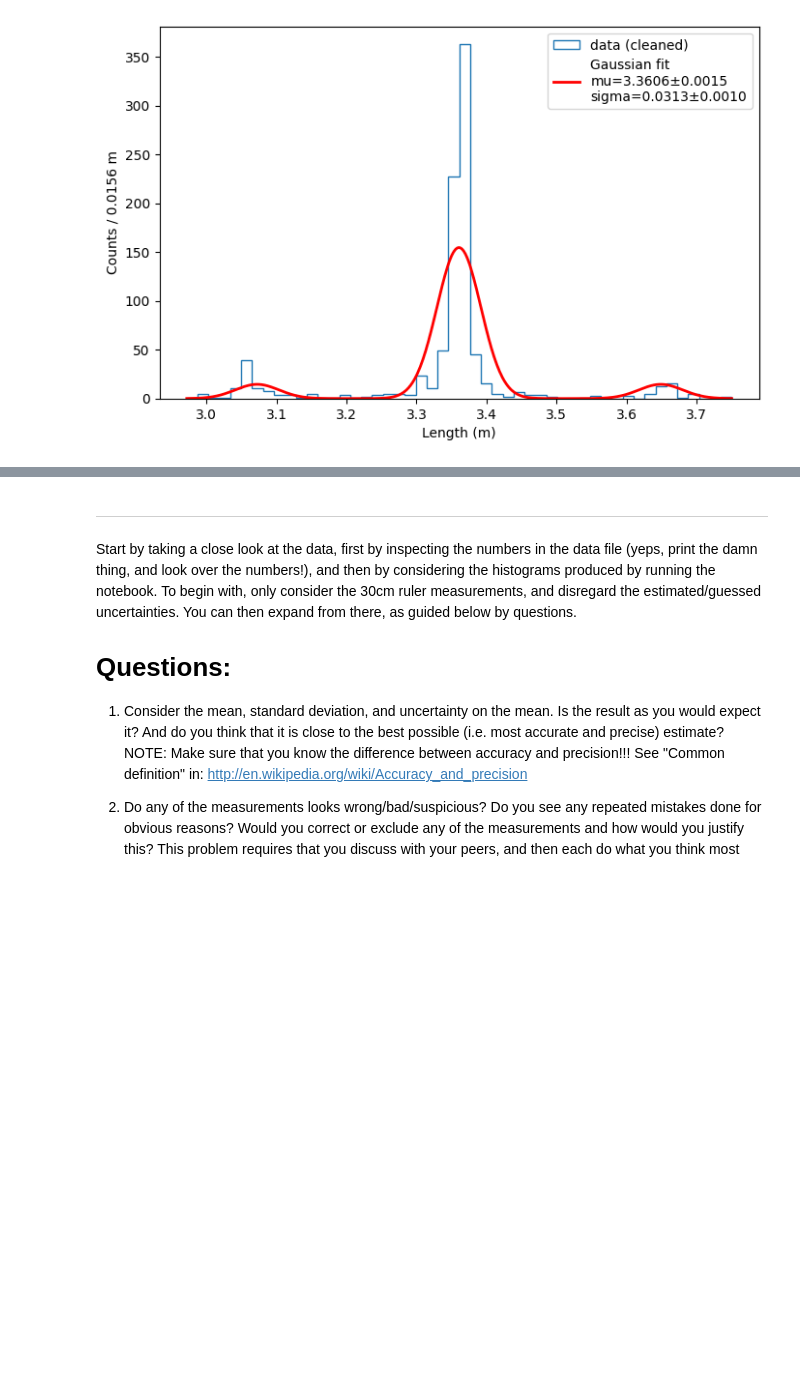
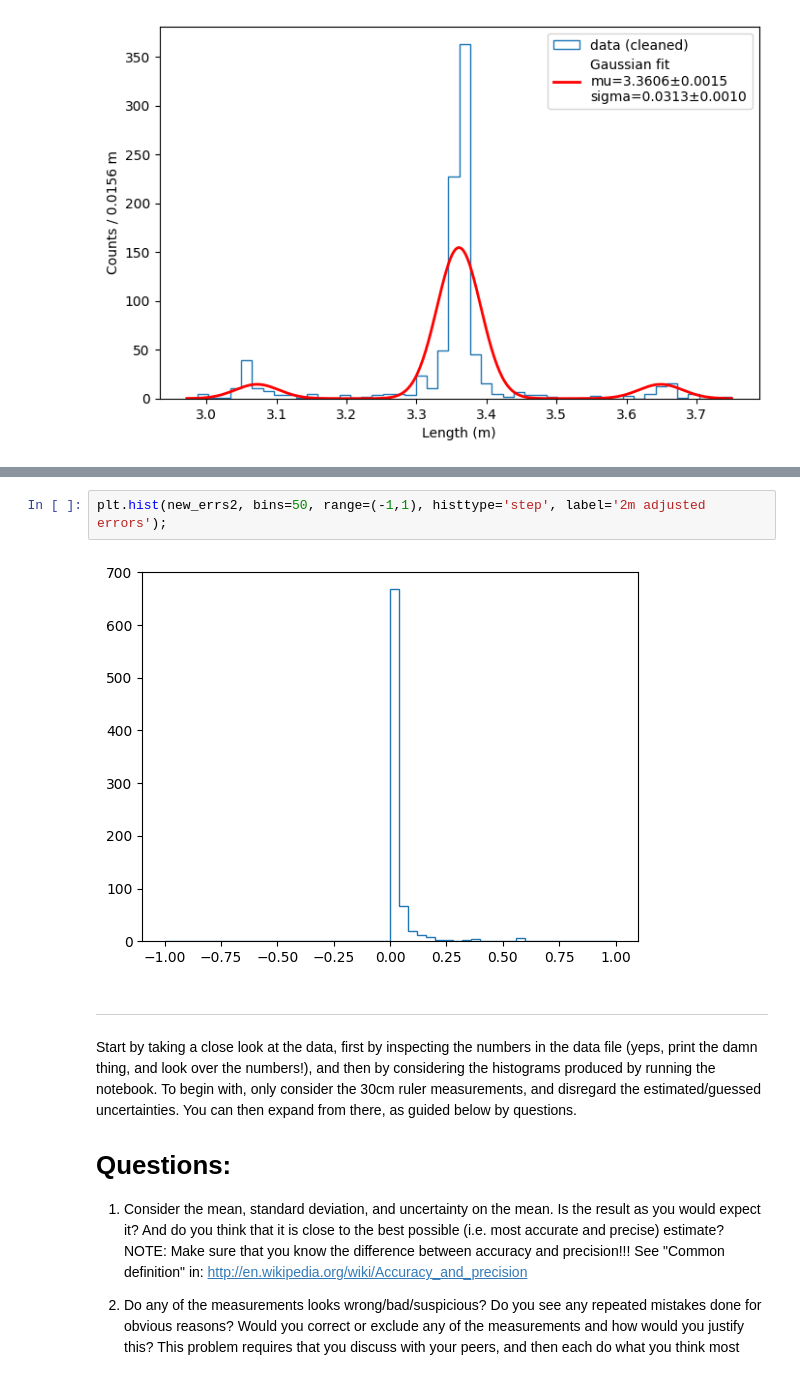
Before and after one commit to Villadshoff/AppStat2025, a Jupyter notebook: Week2/TableMeasurements/TableMeasurement_original_local.ipynb, the cells around one changed output, grey strips where cells are left out. Drawn from its saved outputs; the diff is of its cells as text; blank space fills up the shorter version.

```diff
--- a/Week2/TableMeasurements/TableMeasurement_original_local.ipynb
+++ b/Week2/TableMeasurements/TableMeasurement_original_local.ipynb
@@ -488,3 +768,7 @@ Weighted mean after outlier removal (2m): nan ± 0.0000 m
+# %%
+plt.hist(new_errs2, bins=50, range=(-1,1), histtype='step', label='2m adjusted errors');
+# %% [output]
+[figure, added]
 # %% [markdown]
 ***
 
```
Also changed, not shown: parts of 9 cells of this notebook.
